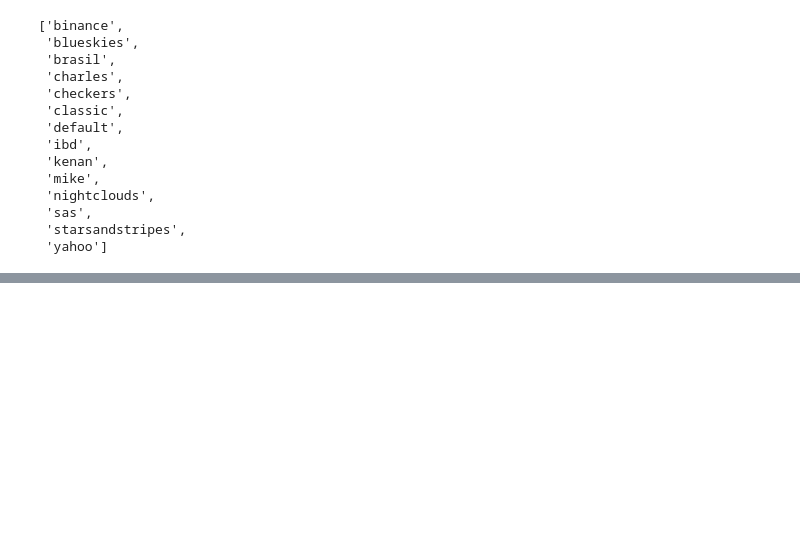
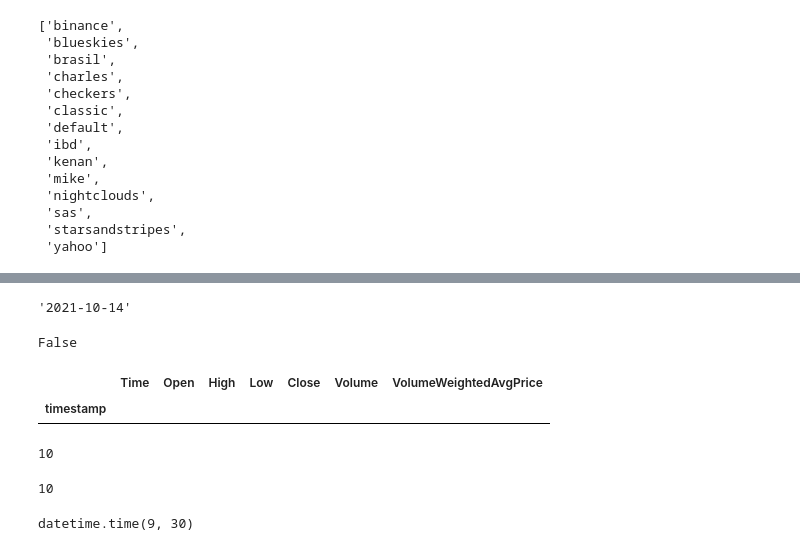
Before and after one commit to Cloblak/PredictionsFromCandleSticks, a Jupyter notebook: 00_datapreperations.ipynb, the cells around one changed output, grey strips where cells are left out. Cells and saved outputs as stored; diff of their text form; code cells hidden in the pictures; blank space fills up the shorter version.

```diff
--- a/00_datapreperations.ipynb
+++ b/00_datapreperations.ipynb
@@ -162,0 +364,14 @@ ImportError: Numba needs NumPy 1.21 or less
+# %%
+str(train_df["Time"][0].date())
+# %% [output]
+'2021-10-14'
+# %%
+time(10,30) <= train_df["Time"][0].time() <= time(16,30)
+# %% [output]
+False
+# %%
+train_df["Time"] = train_df.index
+train_df[train_df["Time"].between(str(train_df.index.date[2]), str(train_df.index.date[10]))]
+# %% [output]
+|  | Time | Open | High | Low | Close | Volume | VolumeWeightedAvgPrice |
+| timestamp |  |  |  |  |  |  |  |
@@ -162,0 +382,12 @@ ImportError: Numba needs NumPy 1.21 or less
+# %%
+train_df.iloc[3]['Time'].hour
+# %% [output]
+10
+# %%
+train_df.Time[1].hour
+# %% [output]
+10
+# %%
+time(9, 30)
+# %% [output]
+datetime.time(9, 30)
```
Also changed, not shown: parts of 17 cells of this notebook.
